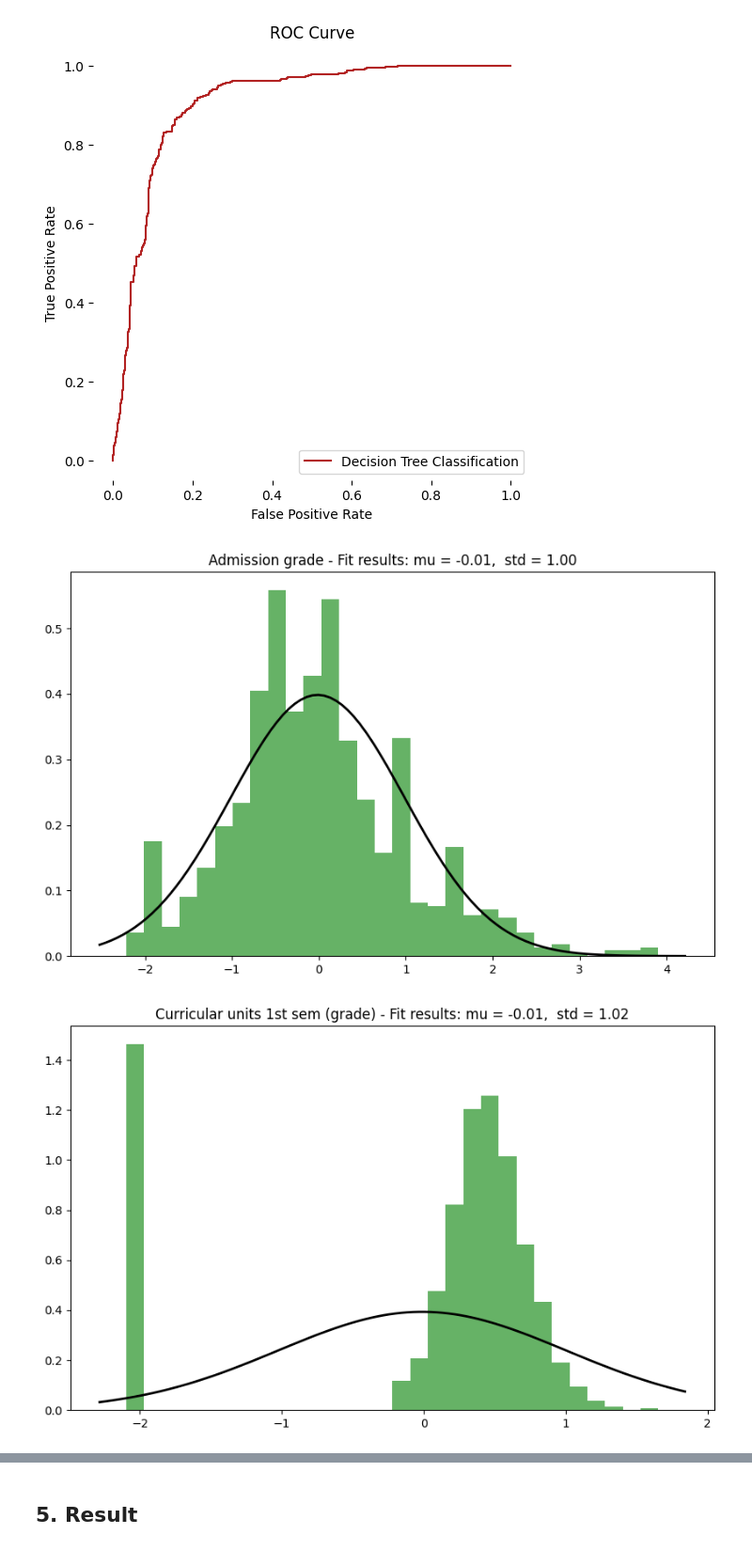
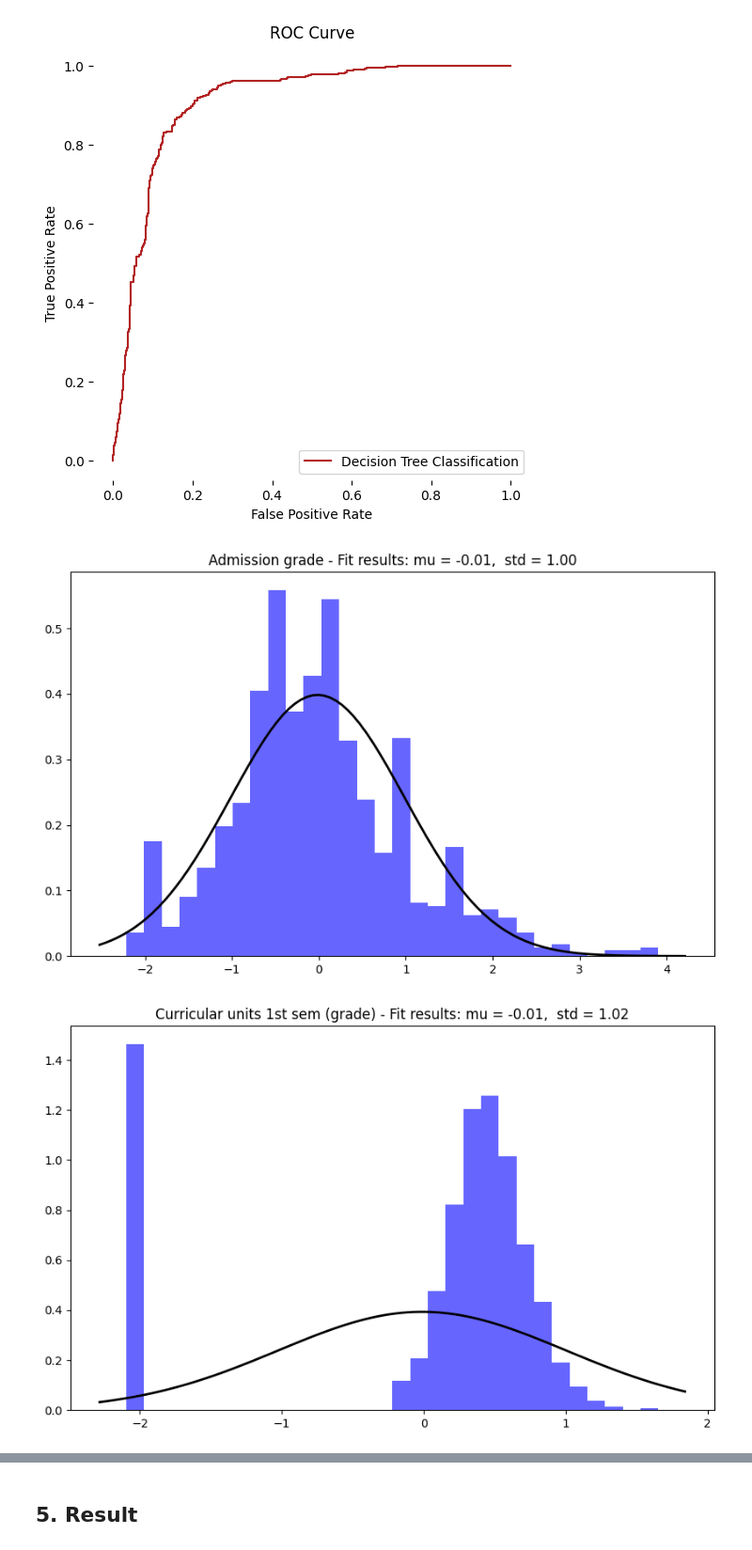
Before and after one commit to hannah127/EduPredictors, a Jupyter notebook: notebooks/Evaluation.ipynb, the cells around one changed output, grey strips where cells are left out. Shown: that part at 94% size. Saved outputs shown, nothing was run; the diff lists cells and outputs as text; code cells hidden in the pictures.

```diff
--- a/notebooks/Evaluation.ipynb
+++ b/notebooks/Evaluation.ipynb
@@ -409,30 +409,30 @@ ax.legend()
 # %%
 X = df_filtered.drop('Target', axis = 1)
 X_test = pd.DataFrame(X_test, columns=X.columns)
 
 continuous_features = ['Admission grade', 'Curricular units 1st sem (grade)',
                        'Curricular units 2nd sem (grade)', 'GDP']
 
 for feature in continuous_features:
     if feature in X_test.columns:
         feature_data = X_test[feature].dropna()
 
         plt.figure(figsize=(10, 6))
-        plt.hist(feature_data, bins=30, density=True, alpha=0.6, color='g')
+        plt.hist(feature_data, bins=30, density=True, alpha=0.6, color='b')
 
         mu, std = norm.fit(feature_data)
 
         xmin, xmax = plt.xlim()
         x = np.linspace(xmin, xmax, 100)
         p = norm.pdf(x, mu, std)
         plt.plot(x, p, 'k', linewidth=2)
 
         title = f"{feature} - Fit results: mu = {mu:.2f},  std = {std:.2f}"
         plt.title(title)
 
         plt.show()
     else:
         print(f"Feature {feature} not found in X_test columns.")
 # %% [output]
-[figure, old version]
+[figure, new version]
-[figure, old version]
+[figure, new version]
```
Also changed, not shown: parts of 2 cells of this notebook.
